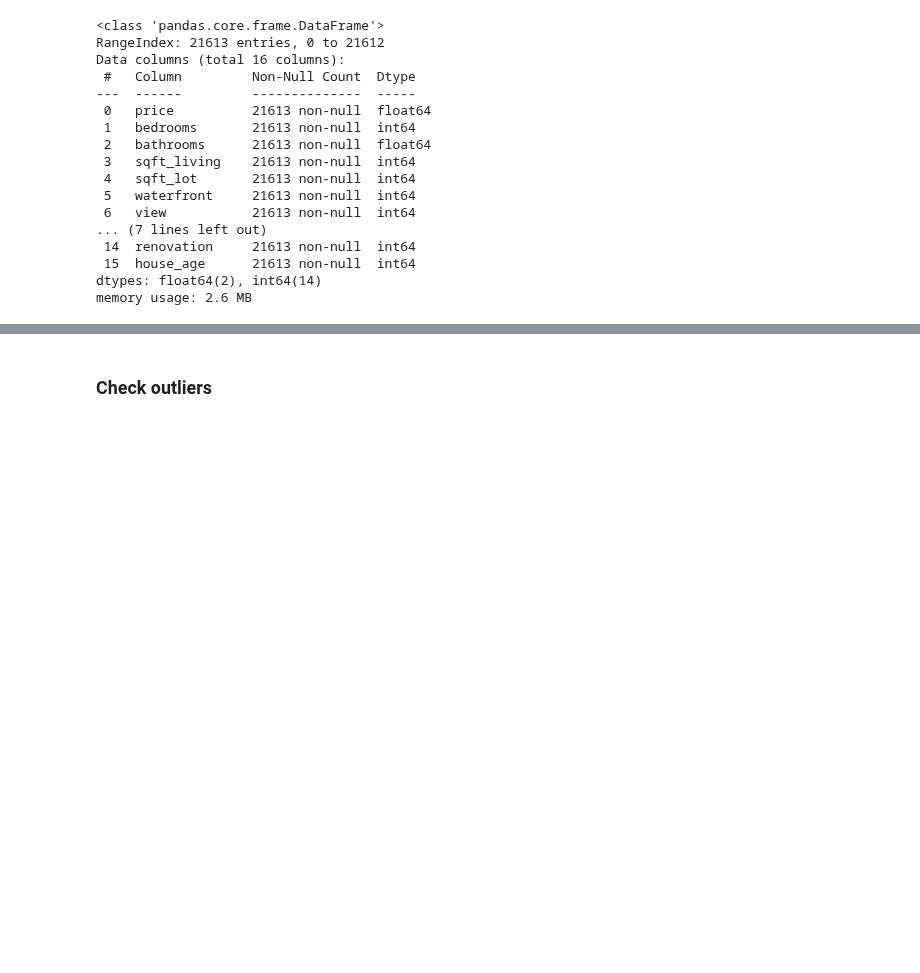
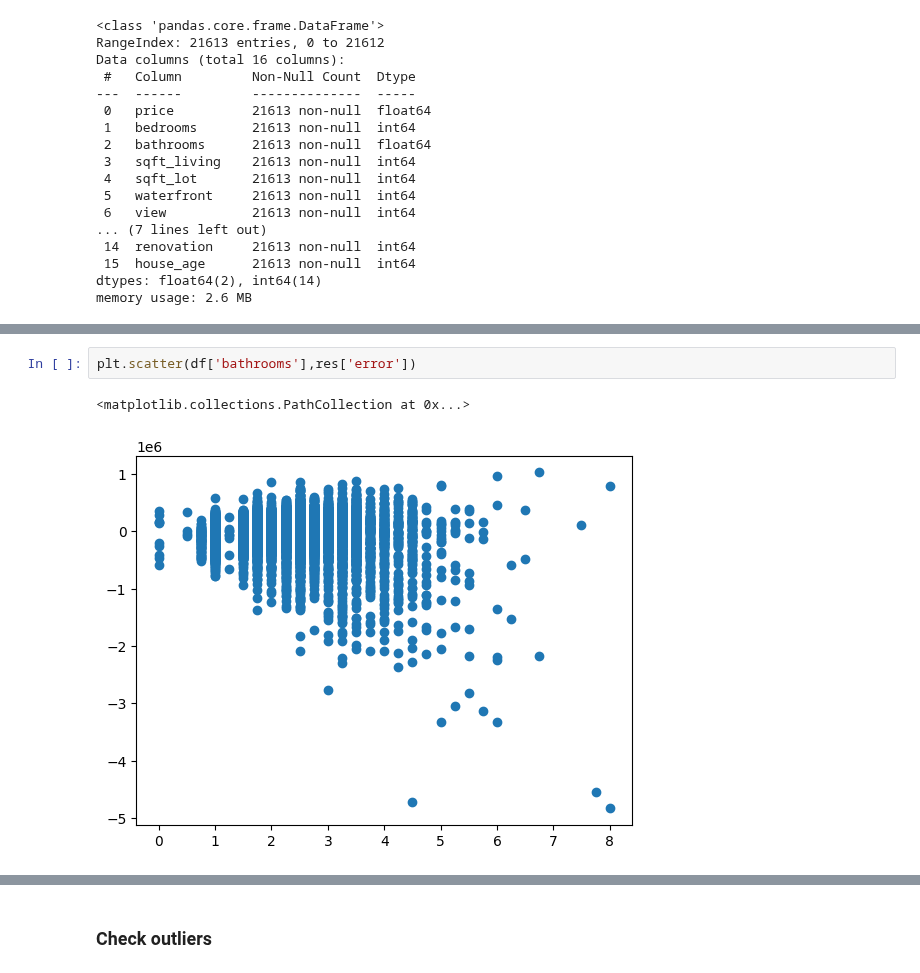
Before and after one commit to LLF00/datascience1, a Jupyter notebook: assignment_3_house_price_prediction (1).ipynb, the cells around one changed output, grey strips where cells are left out. Drawn from its saved outputs; the diff is of its cells as text; blank space fills up the shorter version.

```diff
--- a/assignment_3_house_price_prediction (1).ipynb
+++ b/assignment_3_house_price_prediction (1).ipynb
@@ -311,0 +369,5 @@ strong multicollinearity problems or that the design matrix is singular.
+# %%
+plt.scatter(df['bathrooms'],res['error'])
+# %% [output]
+<matplotlib.collections.PathCollection at 0x...>
+[figure, added]
```
Also changed, not shown: parts of 30 cells of this notebook, 1 other file.
